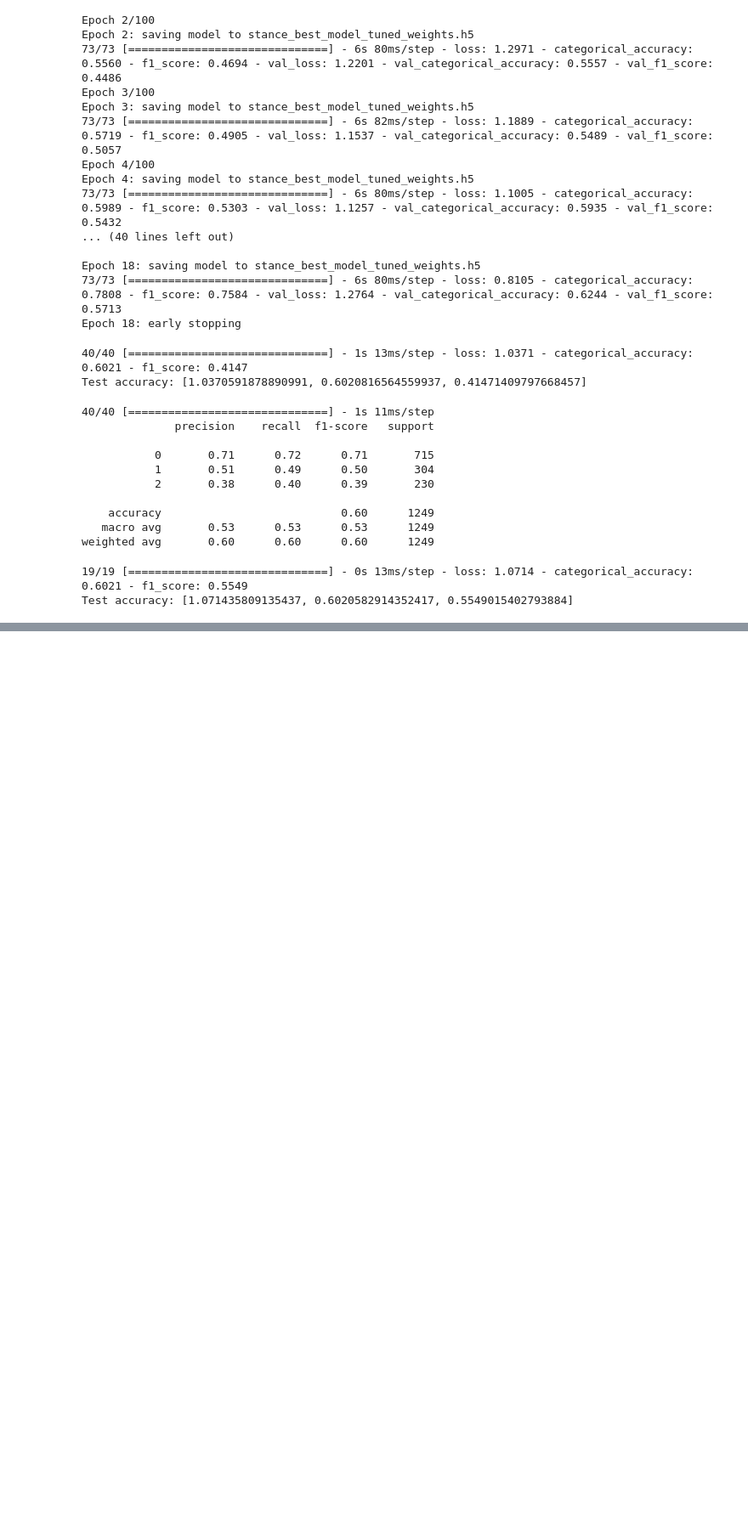
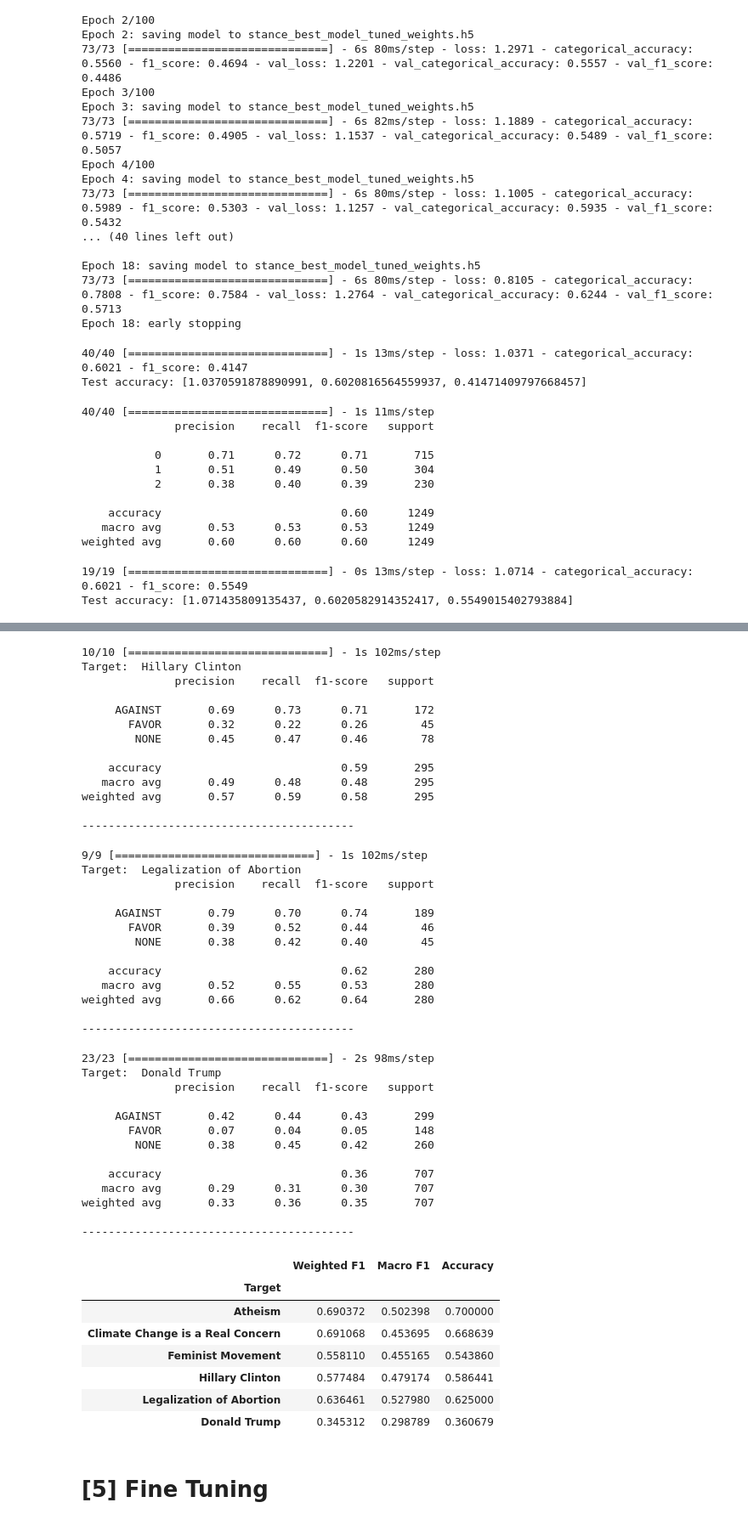
Before and after one commit to baopham2611/deep_learning_a2, a Jupyter notebook: Glove_RNN_Modelling.ipynb, the cells around one changed output, grey strips where cells are left out. Shown at 85% size. Saved outputs shown, nothing was run; the diff lists cells and outputs as text; code cells hidden in the pictures; blank space fills up the shorter version.

```diff
--- a/Glove_RNN_Modelling.ipynb
+++ b/Glove_RNN_Modelling.ipynb
@@ -51,7 +49,7 @@ train_ori = train_df.copy()
 
 test_df = pd.read_csv("./StanceDataset/processed_test.csv", encoding = "ISO-8859-1", engine="python").drop(columns=['Unnamed: 0'])
 # Remove rows where the 'target' column is 5
-test_df = test_df[test_df['Target'] != 5]
+# test_df = test_df[test_df['Target'] != 5]
 # %% [markdown]
 # [2] Prepare label and fit data
 # %% [markdown]
@@ -473,0 +478,20 @@ model.save_weights("stance_best_model_weights_extra.h5")
+# %%
+from tensorflow.keras.models import load_model
+
+model_path = './Keras_tuner_items/stance_best_model_model.h5'  # Replace with your model's file path
+best_model = load_model(model_path, custom_objects={'f1_score': f1_score})
+
+from sklearn.metrics import classification_report
+import numpy as np
+# Get model predictions
+predictions = best_model.predict(test_pad)
+
+# Convert predictions to class labels
+predicted_labels = np.argmax(predictions, axis=1)
+
+# Assuming test_labels are one-hot encoded, convert them to class labels
+true_labels = np.argmax(test_labels, axis=1)
+
+# Generate classification report
+report = classification_report(true_labels, predicted_labels)
+print(report)
@@ -473,0 +576,5 @@ model.save_weights("stance_best_model_weights_extra.h5")
+# %%
+# Use the function to get the metrics DataFrame
+model_metrics_df = load_classification_rp_per_target(best_model)
+model_metrics_df
+# %% [output]
@@ -473,0 +620,49 @@ model.save_weights("stance_best_model_weights_extra.h5")
+10/10 [==============================] - 1s 102ms/step
+Target:  Hillary Clinton
+              precision    recall  f1-score   support
+
+     AGAINST       0.69      0.73      0.71       172
+       FAVOR       0.32      0.22      0.26        45
+        NONE       0.45      0.47      0.46        78
+
+    accuracy                           0.59       295
+   macro avg       0.49      0.48      0.48       295
+weighted avg       0.57      0.59      0.58       295
+
+-----------------------------------------
+9/9 [==============================] - 1s 102ms/step
+Target:  Legalization of Abortion
+              precision    recall  f1-score   support
+
+     AGAINST       0.79      0.70      0.74       189
+       FAVOR       0.39      0.52      0.44        46
+        NONE       0.38      0.42      0.40        45
+
+    accuracy                           0.62       280
+   macro avg       0.52      0.55      0.53       280
+weighted avg       0.66      0.62      0.64       280
+
+-----------------------------------------
+23/23 [==============================] - 2s 98ms/step
+Target:  Donald Trump
+              precision    recall  f1-score   support
+
+     AGAINST       0.42      0.44      0.43       299
+       FAVOR       0.07      0.04      0.05       148
+        NONE       0.38      0.45      0.42       260
+
+    accuracy                           0.36       707
+   macro avg       0.29      0.31      0.30       707
+weighted avg       0.33      0.36      0.35       707
+
+-----------------------------------------
+|  | Weighted F1 | Macro F1 | Accuracy |
+| Target |  |  |  |
+| Atheism | 0.690372 | 0.502398 | 0.700000 |
+| Climate Change is a Real Concern | 0.691068 | 0.453695 | 0.668639 |
+| Feminist Movement | 0.558110 | 0.455165 | 0.543860 |
+| Hillary Clinton | 0.577484 | 0.479174 | 0.586441 |
+| Legalization of Abortion | 0.636461 | 0.527980 | 0.625000 |
+| Donald Trump | 0.345312 | 0.298789 | 0.360679 |
+# %% [markdown]
+# [5] Fine Tuning
```
Also changed, not shown: parts of 11 cells of this notebook, 2 other files.
